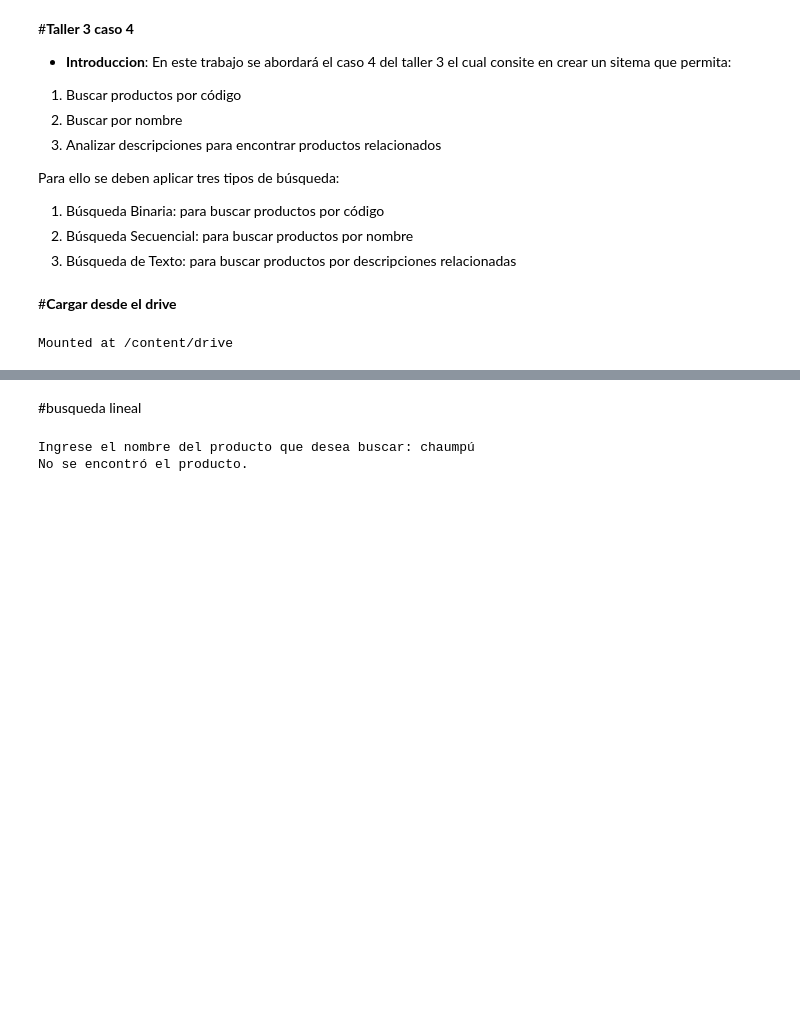
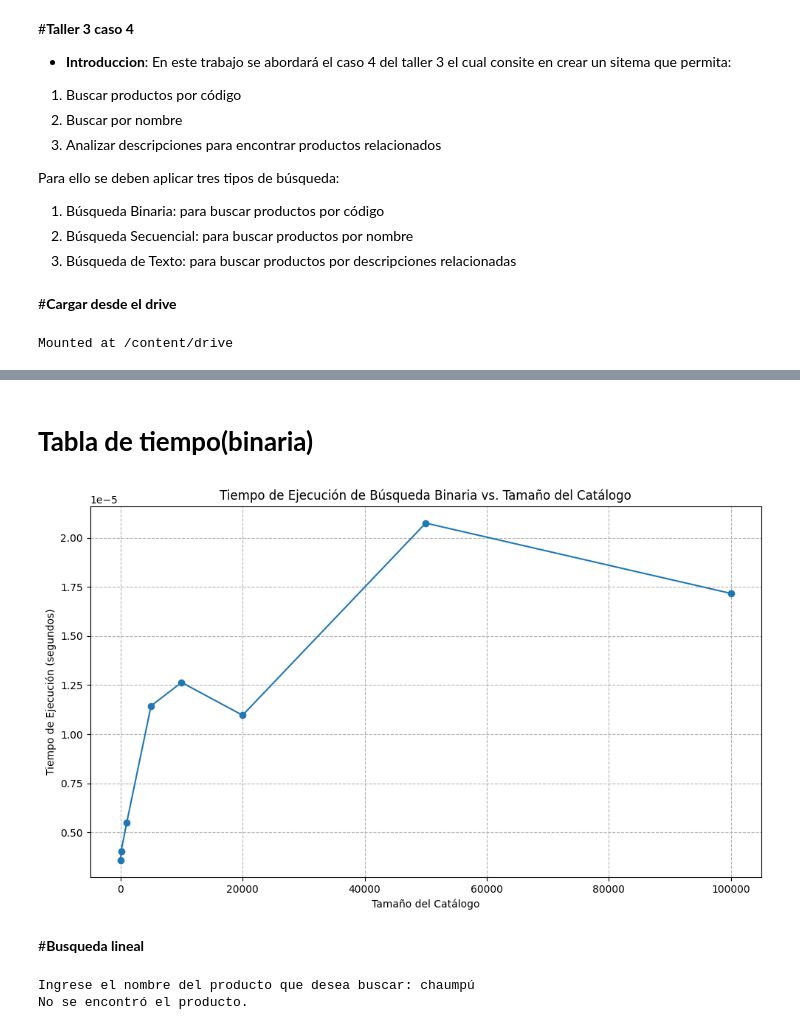
Before and after one commit to dragonhumeante07/pruebas-de-codigos, a Jupyter notebook: ejercicio_3_taller4.ipynb, the cells around one changed output, grey strips where cells are left out. Drawn from its saved outputs; the diff is of its cells as text; code cells hidden in the pictures; blank space fills up the shorter version.

```diff
--- a/ejercicio_3_taller4.ipynb
+++ b/ejercicio_3_taller4.ipynb
@@ -99,5 +80,69 @@ KeyboardInterrupt: Interrupted by user
+# %% [markdown]
+# **Tabla de tiempo(binaria)**
+# %%
+import time
+import matplotlib.pyplot as plt
+import random
+
+
+class Producto:
+    def __init__(self,codigo,nombre,descripcion,precio):
+        self.codigo = codigo
+        self.nombre = nombre
+        self.descripcion = descripcion
+        self.precio = precio
+    def __str__(self):
+        return f"Producto: {self.nombre} Código: {self.codigo} - Descripción: {self.descripcion}- precio: {self.precio}"
+
+def busqueda_binaria(lista,valor,inicio,final):
+    if inicio > final:
+        return None
+    media = (inicio + final)//2
+    if lista[media].codigo == valor:
+        return media
+    elif lista[media].codigo > valor:
+        return busqueda_binaria(lista,valor,inicio,media - 1)
+    else :
+        return busqueda_binaria(lista,valor,media + 1,final)
+
+
+def generate_sorted_products(size):
+    products = []
+    for i in range(size):
+        # Ensure unique and sorted codes for binary search
+        products.append(Producto(i, f"Product{i}", f"Desc{i}", random.randint(10, 1000)))
+    return products
+
+sizes = [10, 100, 1000, 5000, 10000, 20000, 50000, 100000]
+times = []
+
+for size in sizes:
+    catalogo_test = generate_sorted_products(size)
+
+    # Choose a value to search for. For worst-case or average, we can pick different values.
+    # Let's search for an element that is likely to be found, or not found at the end.
+    search_value = random.randint(0, size - 1) # Search for an existing code
+    # search_value = size + 100 # For not found case
+
+    start_time = time.time()
+    busqueda_binaria(catalogo_test, search_value, 0, len(catalogo_test) - 1)
+    end_time = time.time()
+    times.append(end_time - start_time)
+
+plt.figure(figsize=(10, 6))
+plt.plot(sizes, times, marker='o', linestyle='-')
+plt.xscale('linear') # Changed from log to linear
+plt.yscale('linear') # Changed from log to linear
+plt.title('Tiempo de Ejecución de Búsqueda Binaria vs. Tamaño del Catálogo')
+plt.xlabel('Tamaño del Catálogo') # Updated label
+plt.ylabel('Tiempo de Ejecución (segundos)') # Updated label
+plt.grid(True, which="both", ls="--", c='0.7')
+plt.tight_layout()
+plt.show()
+# %% [output]
+[figure, added]
 # %% [markdown]
-#busqueda lineal
+#**Busqueda lineal**
 # %%
 import csv
 class Producto:
```
Also changed, not shown: parts of 7 cells of this notebook.
